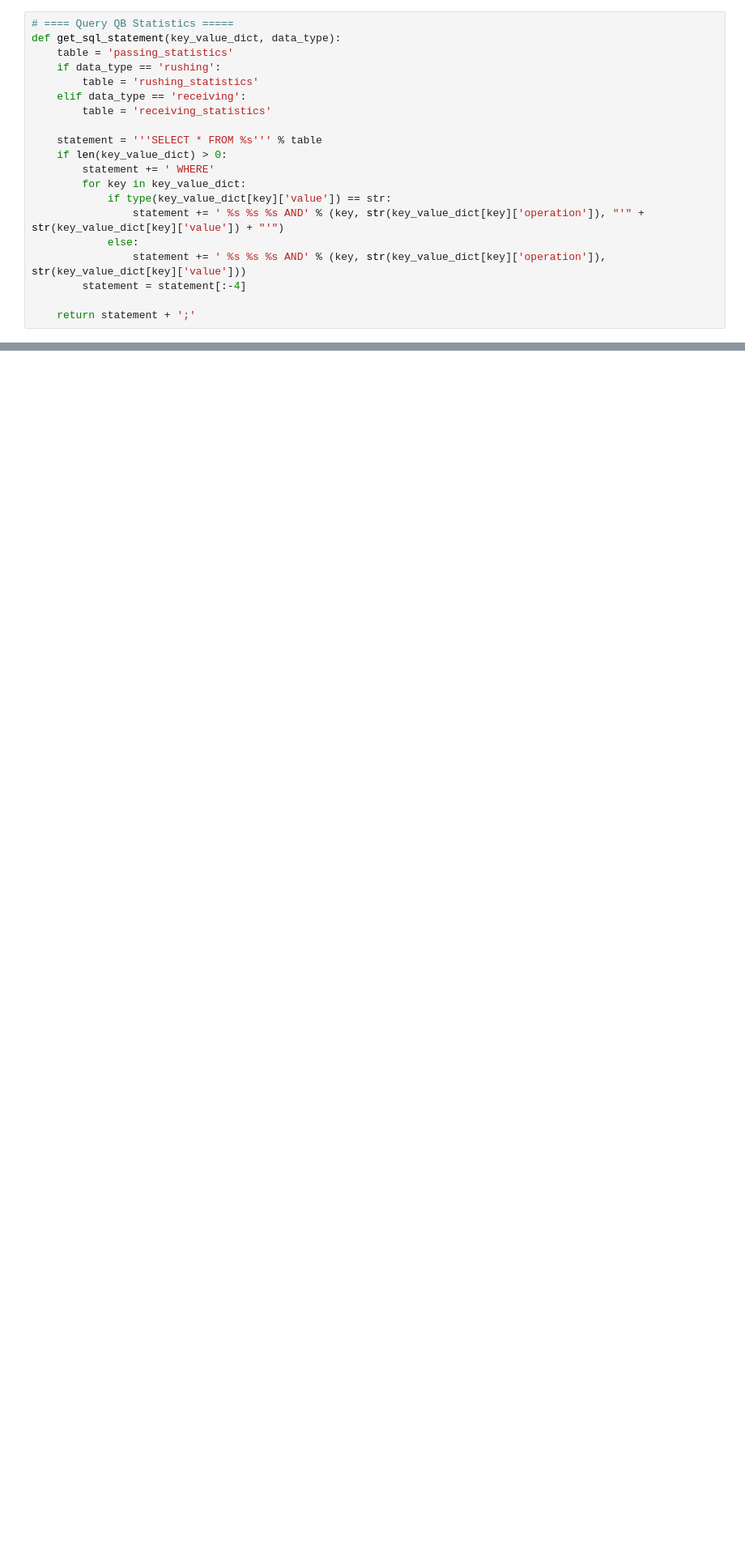
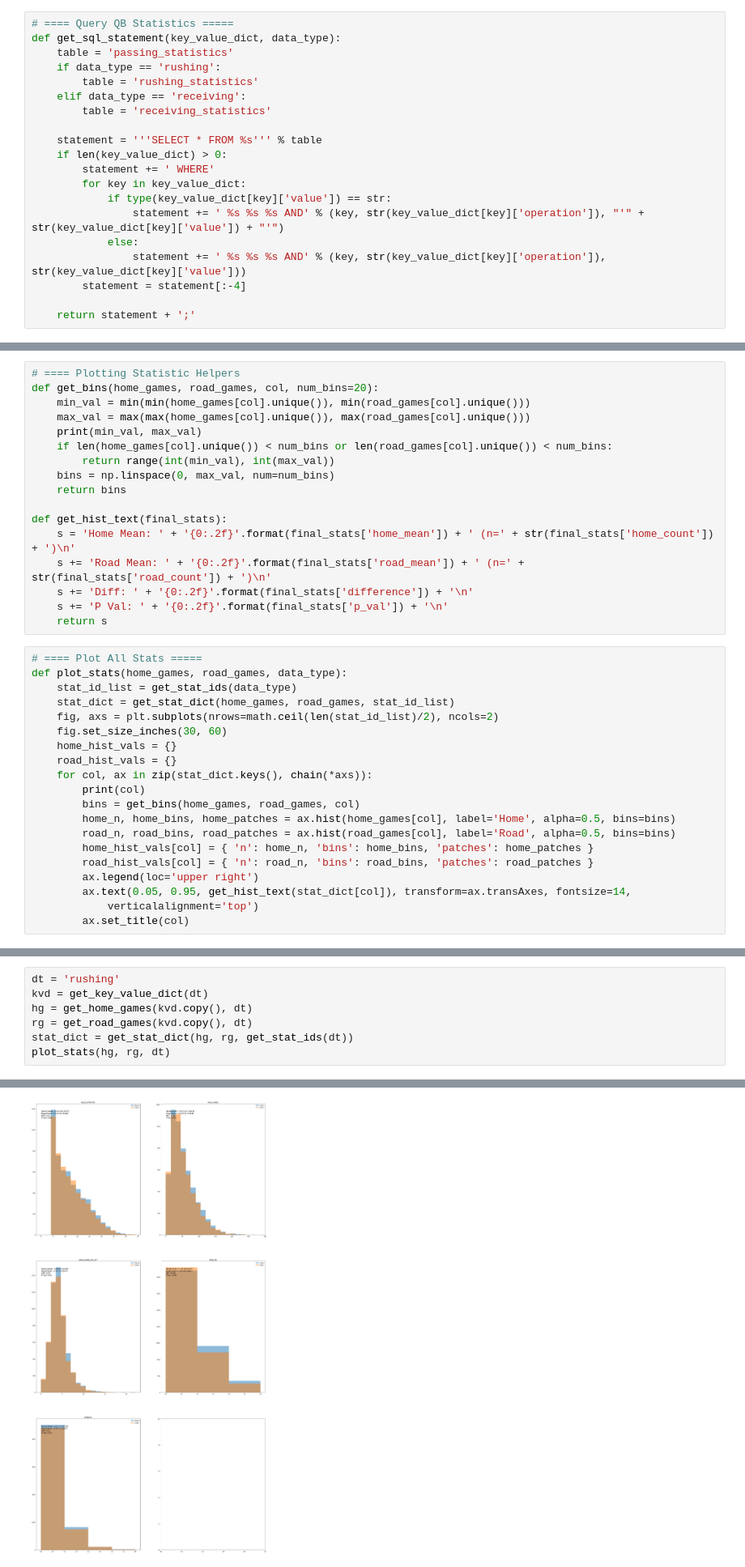
Before and after one commit to crhanlon/nfl_road_games, a Jupyter notebook: staging/src/data_notebook.ipynb, the cells around one changed output, grey strips where cells are left out. Shown at 81% size. Saved outputs shown, nothing was run; the diff lists cells and outputs as text; blank space fills up the shorter version.

```diff
--- a/staging/src/data_notebook.ipynb
+++ b/staging/src/data_notebook.ipynb
@@ -536,0 +234,37 @@ pr_stats
+# %%
+# ==== Plotting Statistic Helpers
+def get_bins(home_games, road_games, col, num_bins=20):
+    min_val = min(min(home_games[col].unique()), min(road_games[col].unique()))
+    max_val = max(max(home_games[col].unique()), max(road_games[col].unique()))
+    print(min_val, max_val)
+    if len(home_games[col].unique()) < num_bins or len(road_games[col].unique()) < num_bins:
+        return range(int(min_val), int(max_val))
+    bins = np.linspace(0, max_val, num=num_bins)
+    return bins
+
+def get_hist_text(final_stats):
+    s = 'Home Mean: ' + '{0:.2f}'.format(final_stats['home_mean']) + ' (n=' + str(final_stats['home_count']) + ')\n'
+    s += 'Road Mean: ' + '{0:.2f}'.format(final_stats['road_mean']) + ' (n=' + str(final_stats['road_count']) + ')\n'
+    s += 'Diff: ' + '{0:.2f}'.format(final_stats['difference']) + '\n'
+    s += 'P Val: ' + '{0:.2f}'.format(final_stats['p_val']) + '\n'
+    return s
+# %%
+# ==== Plot All Stats =====
+def plot_stats(home_games, road_games, data_type):
+    stat_id_list = get_stat_ids(data_type)
+    stat_dict = get_stat_dict(home_games, road_games, stat_id_list)
+    fig, axs = plt.subplots(nrows=math.ceil(len(stat_id_list)/2), ncols=2)
+    fig.set_size_inches(30, 60)
+    home_hist_vals = {}
+    road_hist_vals = {}
+    for col, ax in zip(stat_dict.keys(), chain(*axs)):
+        print(col)
+        bins = get_bins(home_games, road_games, col)
+        home_n, home_bins, home_patches = ax.hist(home_games[col], label='Home', alpha=0.5, bins=bins)
+        road_n, road_bins, road_patches = ax.hist(road_games[col], label='Road', alpha=0.5, bins=bins)
+        home_hist_vals[col] = { 'n': home_n, 'bins': home_bins, 'patches': home_patches }
+        road_hist_vals[col] = { 'n': road_n, 'bins': road_bins, 'patches': road_patches }
+        ax.legend(loc='upper right')
+        ax.text(0.05, 0.95, get_hist_text(stat_dict[col]), transform=ax.transAxes, fontsize=14,
+            verticalalignment='top')
+        ax.set_title(col)
@@ -536,0 +297,8 @@ pr_stats
+# %%
+dt = 'rushing'
+kvd = get_key_value_dict(dt)
+hg = get_home_games(kvd.copy(), dt)
+rg = get_road_games(kvd.copy(), dt)
+stat_dict = get_stat_dict(hg, rg, get_stat_ids(dt))
+plot_stats(hg, rg, dt)
+# %% [output]
@@ -536,0 +315 @@ pr_stats
+[figure, added]
```
Also changed, not shown: parts of 53 cells of this notebook, 1 other file.
